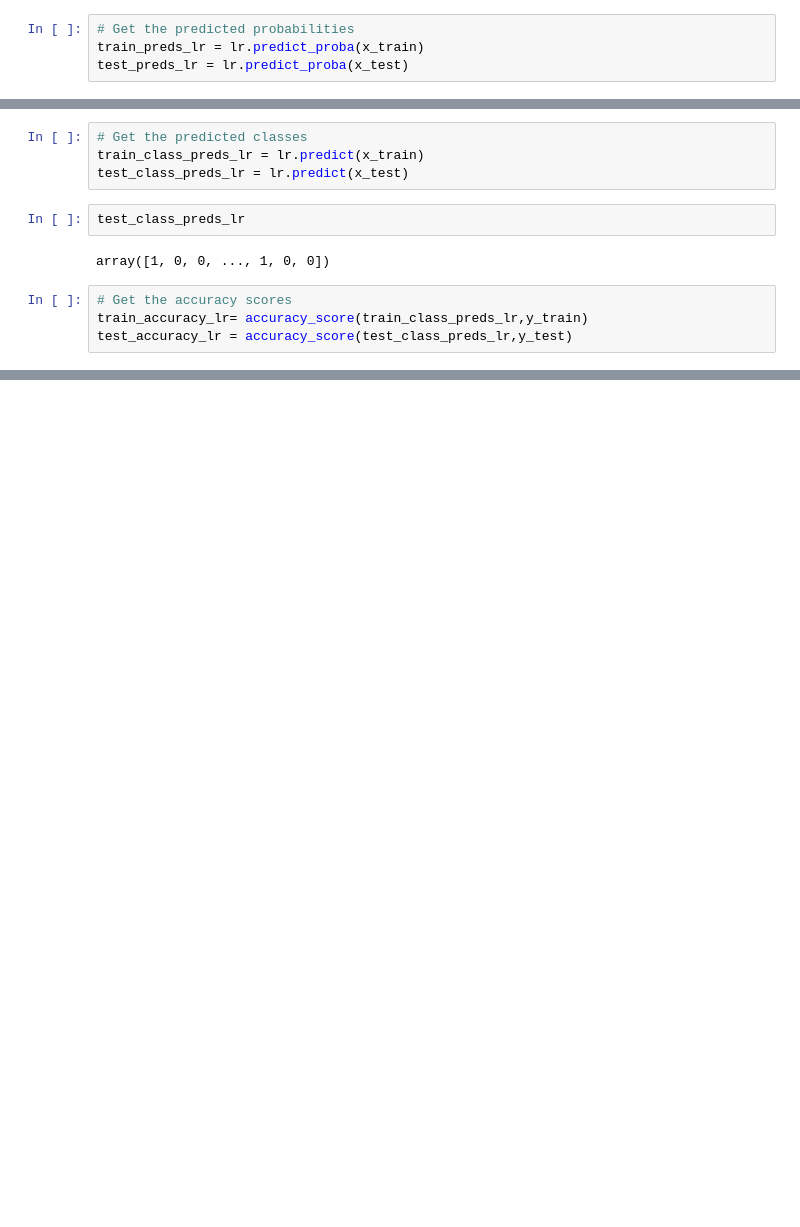
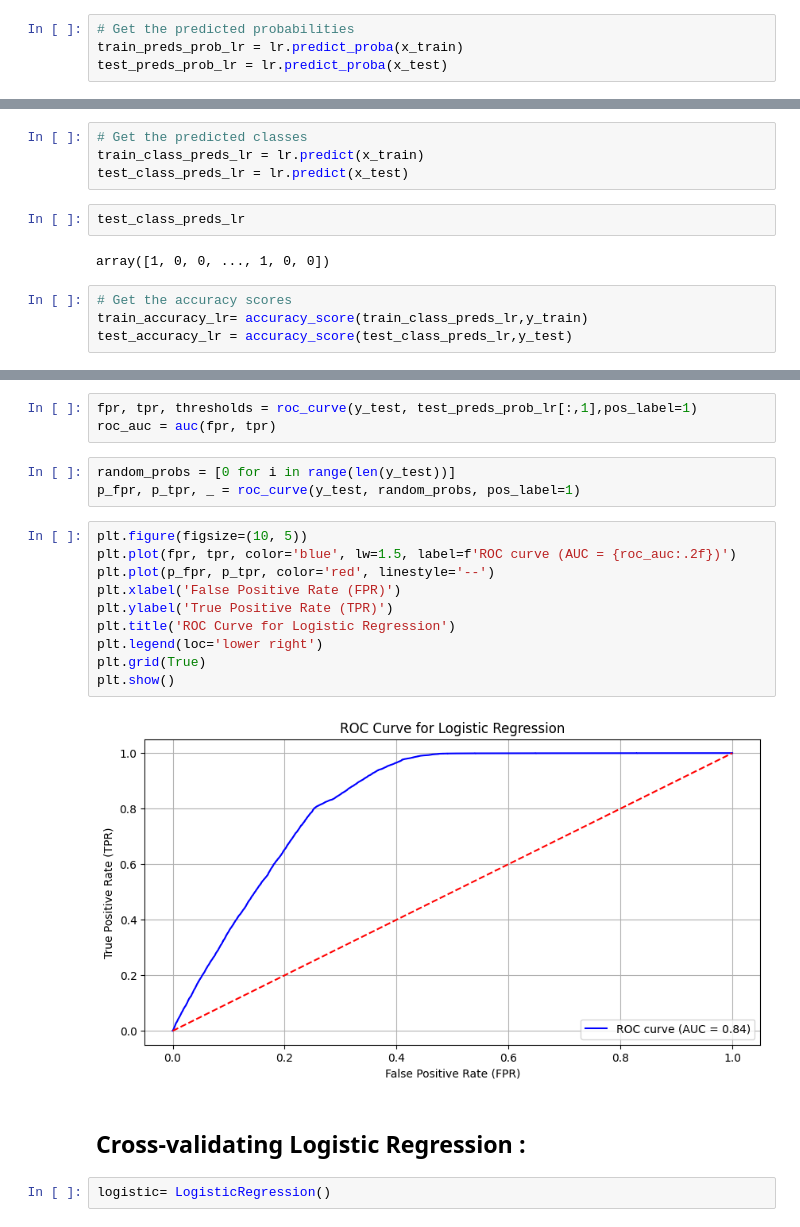
Before and after one commit to RPSahoo219/Health_Insurance_Cross_Sell_Prediction, a Jupyter notebook: Health_Insurance_Cross_Sell_Prediction.ipynb, the cells around one changed output, grey strips where cells are left out. Drawn from its saved outputs; the diff is of its cells as text; blank space fills up the shorter version.

```diff
--- a/Health_Insurance_Cross_Sell_Prediction.ipynb
+++ b/Health_Insurance_Cross_Sell_Prediction.ipynb
@@ -830,5 +838,5 @@ array([-1.17893273])
 ## Evaluating the performance of the trained model :
 # %%
 # Get the predicted probabilities
-train_preds_lr = lr.predict_proba(x_train)
-test_preds_lr = lr.predict_proba(x_test)
+train_preds_prob_lr = lr.predict_proba(x_train)
+test_preds_prob_lr = lr.predict_proba(x_test)
@@ -912,0 +948,22 @@ ax.yaxis.set_ticklabels(['Response_0', 'Response_1'])
+# %%
+fpr, tpr, thresholds = roc_curve(y_test, test_preds_prob_lr[:,1],pos_label=1)
+roc_auc = auc(fpr, tpr)
+# %%
+random_probs = [0 for i in range(len(y_test))]
+p_fpr, p_tpr, _ = roc_curve(y_test, random_probs, pos_label=1)
+# %%
+plt.figure(figsize=(10, 5))
+plt.plot(fpr, tpr, color='blue', lw=1.5, label=f'ROC curve (AUC = {roc_auc:.2f})')
+plt.plot(p_fpr, p_tpr, color='red', linestyle='--')
+plt.xlabel('False Positive Rate (FPR)')
+plt.ylabel('True Positive Rate (TPR)')
+plt.title('ROC Curve for Logistic Regression')
+plt.legend(loc='lower right')
+plt.grid(True)
+plt.show()
+# %% [output]
+[figure, added]
+# %% [markdown]
+## Cross-validating Logistic Regression :
+# %%
+logistic= LogisticRegression()
```
Also changed, not shown: parts of 28 cells of this notebook.
